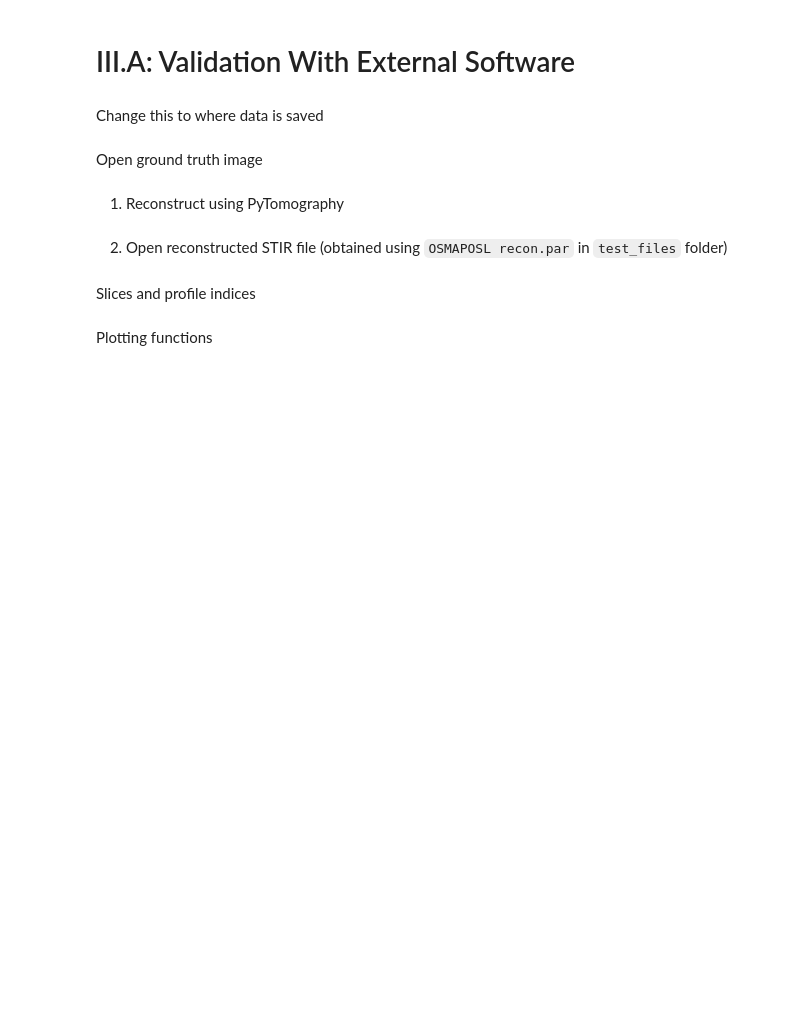
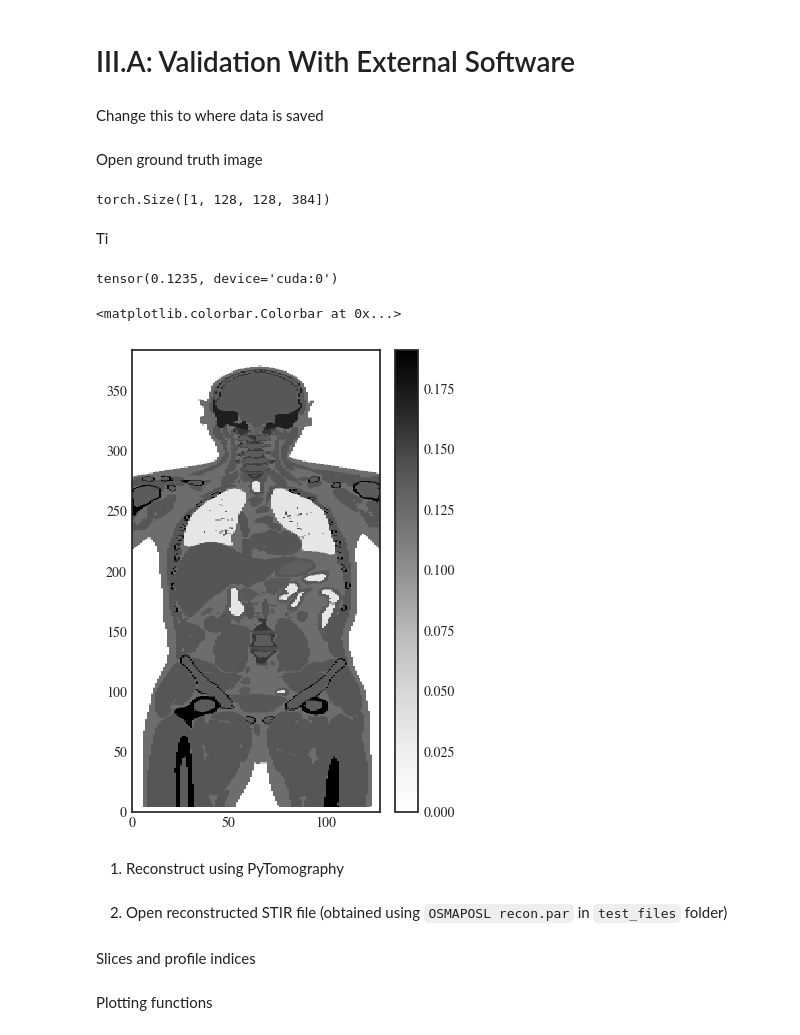
Before and after one commit to qurit/PyTomography_paper_code, a Jupyter notebook: validation_simind.ipynb, the cells around one changed output. Cells and saved outputs as stored; diff of their text form; code cells hidden in the pictures; blank space fills up the shorter version.

```diff
--- a/simind_part1.ipynb
+++ b/validation_simind.ipynb
@@ -28,6 +28,25 @@ GT = np.transpose(GT, (2,1,0))
 GT = np.pad(GT, ((0,0),(0,0),(8,8)))
 GT = zoom(GT, (128/512, 128/512, 384/767), order=0, mode='nearest')
 calib = 0.21089022221130554 #calibration constant from SIMIND output file
+# %%
+CT = simind.get_attenuation_map(os.path.join(datapath, 'simind', 'body1.hct'))
+# %%
+CT.shape
+# %% [output]
+torch.Size([1, 128, 128, 384])
+# %% [markdown]
+Ti
+# %%
+CT[0,25,64,250]
+# %% [output]
+tensor(0.1235, device='cuda:0')
+# %%
+plt.figure(figsize=(4,6))
+plt.pcolormesh(CT[0,:,64].cpu().T)
+plt.colorbar()
+# %% [output]
+<matplotlib.colorbar.Colorbar at 0x...>
+[figure, added]
 # %% [markdown]
 1. Reconstruct using PyTomography
 # %%
```
Also changed, not shown: parts of 1 cell of this notebook, 12 other files.
